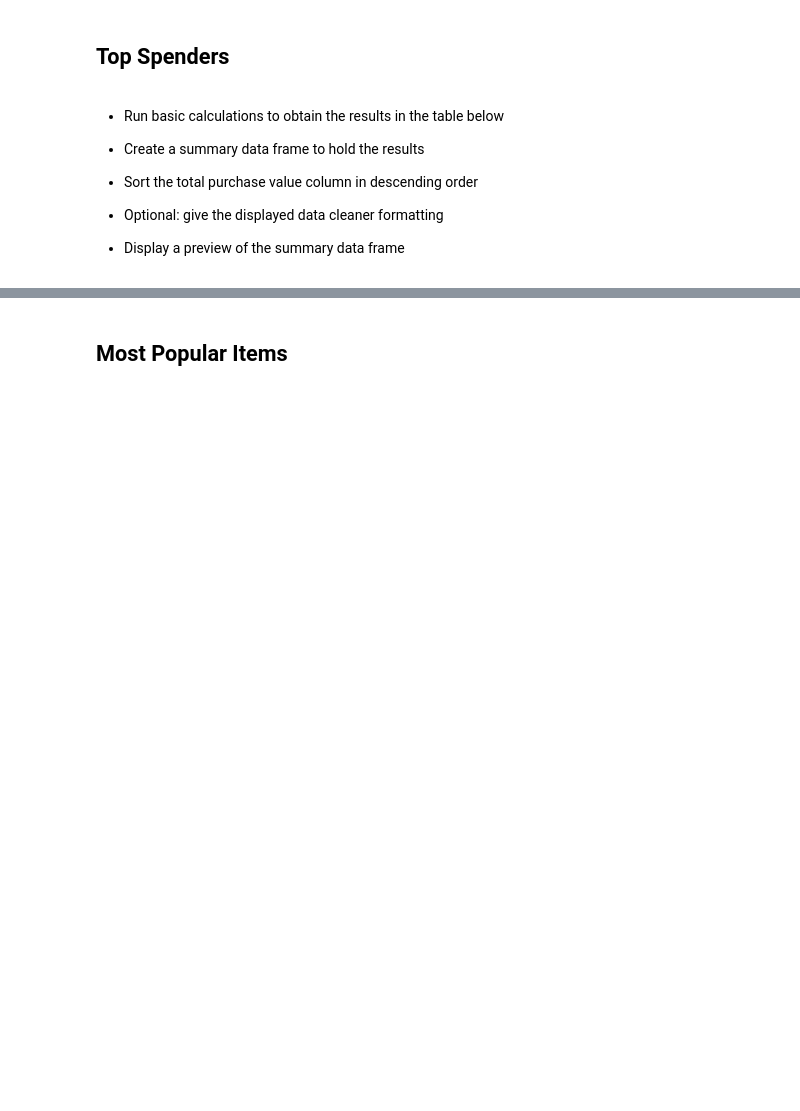
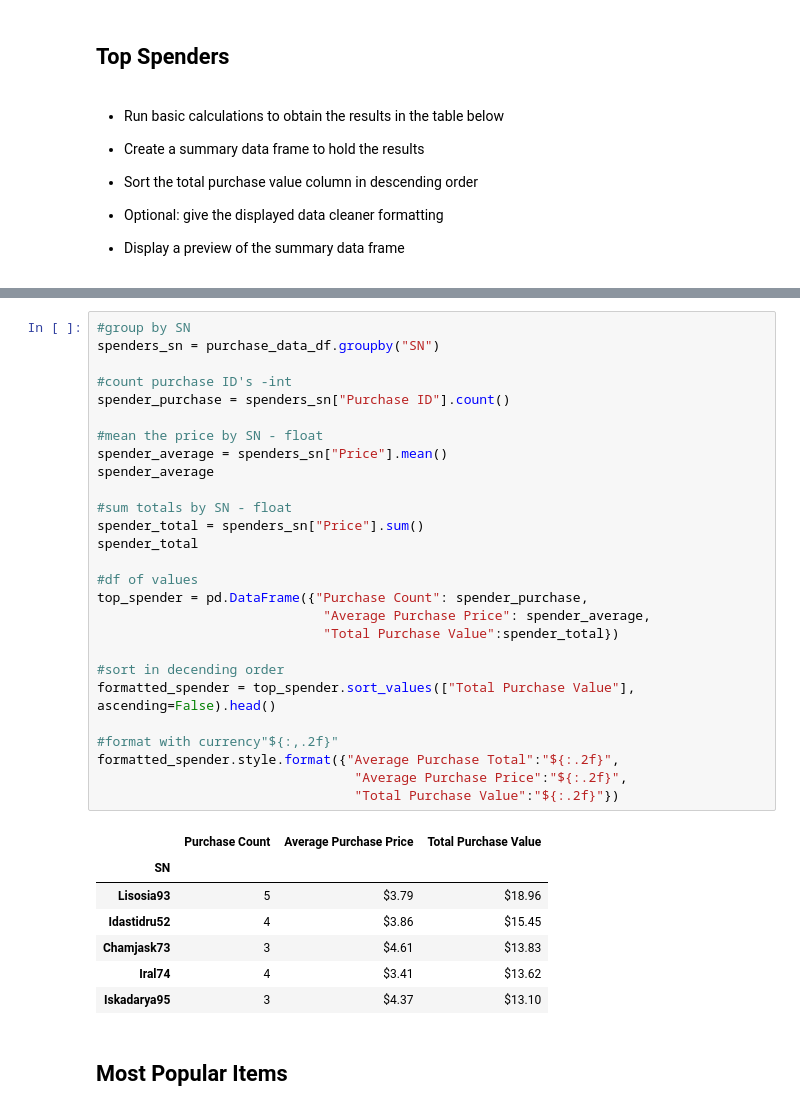
Before and after one commit to mandie021/pandas-challenge, a Jupyter notebook: HeroesOfPymoli/HeroesOfPymoli_starter.ipynb, the cells around one changed output, grey strips where cells are left out. Cells and saved outputs as stored; diff of their text form; blank space fills up the shorter version.

```diff
--- a/HeroesOfPymoli/HeroesOfPymoli_starter.ipynb
+++ b/HeroesOfPymoli/HeroesOfPymoli_starter.ipynb
@@ -341,3 +332,38 @@ age_purch_analysis_df.style.format({"Total Purchase Value": "${:.2f}",
+# %%
+#group by SN
+spenders_sn = purchase_data_df.groupby("SN")
+
+#count purchase ID's -int
+spender_purchase = spenders_sn["Purchase ID"].count()
+
+#mean the price by SN - float
+spender_average = spenders_sn["Price"].mean()
+spender_average
+
+#sum totals by SN - float
+spender_total = spenders_sn["Price"].sum()
+spender_total
+
+#df of values
+top_spender = pd.DataFrame({"Purchase Count": spender_purchase,
+                             "Average Purchase Price": spender_average,
+                             "Total Purchase Value":spender_total})
+
+#sort in decending order
+formatted_spender = top_spender.sort_values(["Total Purchase Value"], ascending=False).head()
+
+#format with currency"${:,.2f}"
+formatted_spender.style.format({"Average Purchase Total":"${:.2f}",
+                                 "Average Purchase Price":"${:.2f}",
+                                 "Total Purchase Value":"${:.2f}"})
+# %% [output]
+|  | Purchase Count | Average Purchase Price | Total Purchase Value |
+| SN |  |  |  |
+| Lisosia93 | 5 | $3.79 | $18.96 |
+| Idastidru52 | 4 | $3.86 | $15.45 |
+| Chamjask73 | 3 | $4.61 | $13.83 |
+| Iral74 | 4 | $3.41 | $13.62 |
+| Iskadarya95 | 3 | $4.37 | $13.10 |
 # %% [markdown]
 ## Most Popular Items
 # %% [markdown]
```
Also changed, not shown: parts of 6 cells of this notebook.
